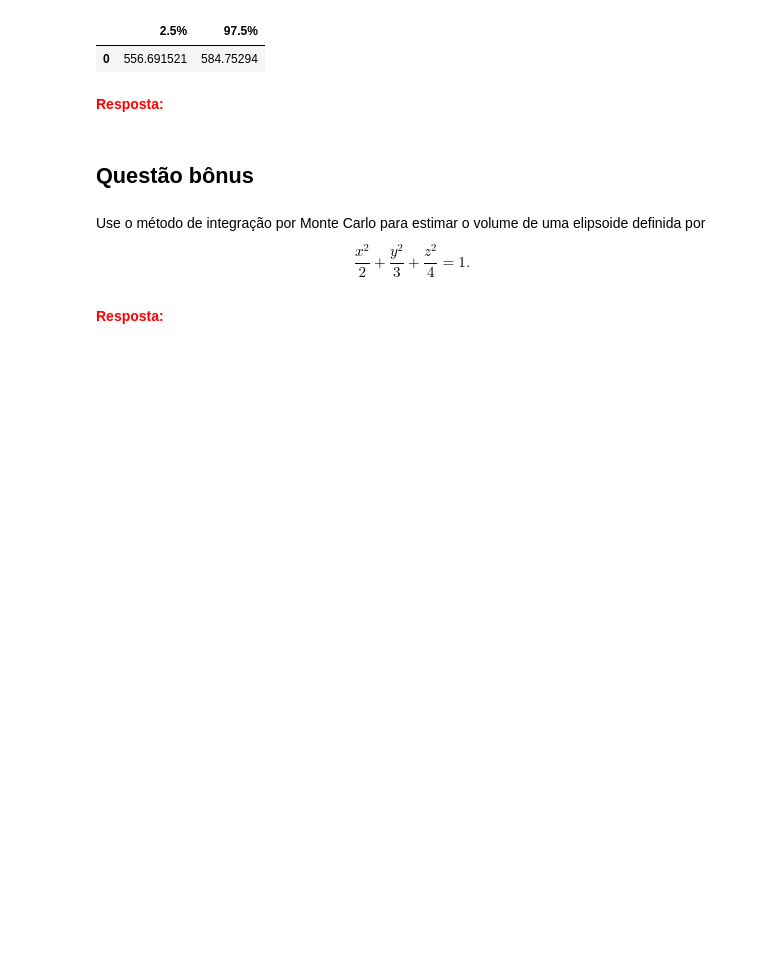
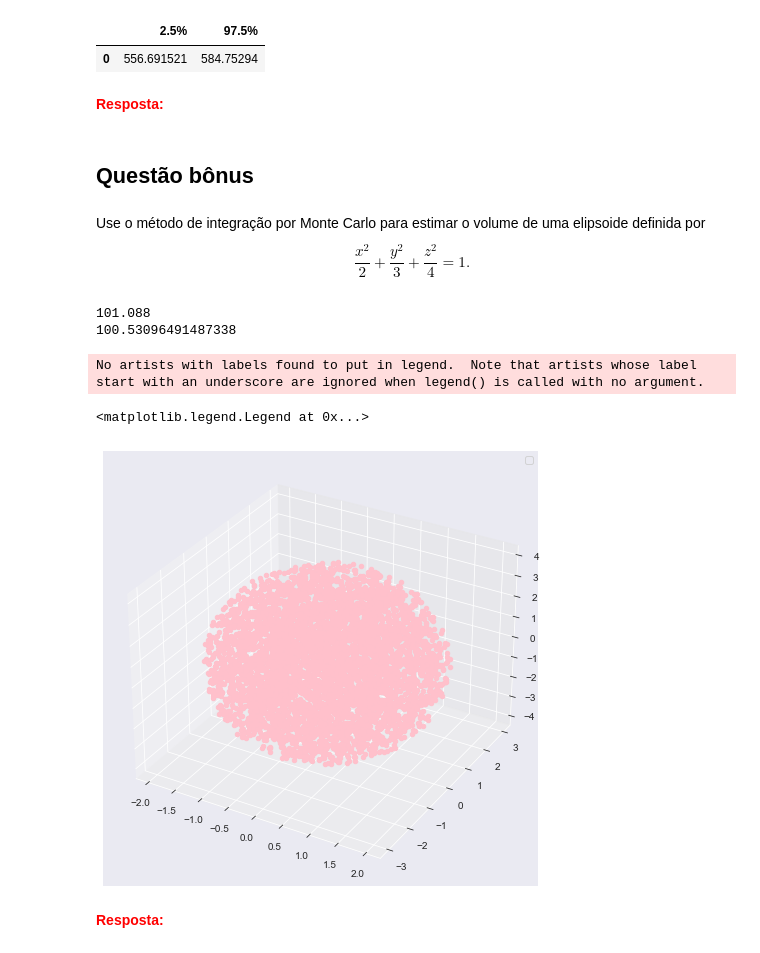
Before and after one commit to pauloceliojr/mcimd-listas, a Jupyter notebook: Lista 2/Lista_2.ipynb, the cells around one changed output. Drawn from its saved outputs; the diff is of its cells as text; code cells hidden in the pictures; blank space fills up the shorter version.

```diff
--- a/Lista 2/Lista_2.ipynb
+++ b/Lista 2/Lista_2.ipynb
@@ -324,5 +324,43 @@ ic_mse
 ## Questão bônus
 # %% [markdown]
 Use o método de integração por Monte Carlo para estimar o volume de uma elipsoide definida por $$\frac{x^{2}}{2} + \frac{y^{2}}{3} + \frac{z^{2}}{4} = 1.$$
+# %%
+a = 2
+b = 3
+c = 4
+
+n = 10000
+
+x = np.random.uniform(-a, a, n)
+y = np.random.uniform(-b, b, n)
+z = np.random.uniform(-c, c, n)
+
+distancia = (x/a)**2 + (y/b)**2 + (z/c)**2
+
+dentro = np.sum(distancia < 1.)
+volume_cube = 8. * a * b * c
+volume = volume_cube * dentro / n
+
+print(volume)
+print((4/3) * np.pi * a * b * c)
+# %% [output]
+101.088
+100.53096491487338
+# %%
+import matplotlib.pyplot as plt
+
+fig = plt.figure()
+ax = fig.add_subplot(111, projection='3d')
+fig.set_size_inches(14, 8)
+
+for x1, y1, z1 in zip(x, y, z):
+    if ((x1/a)**2 + (y1/b)**2 + (z1/c)**2) < 1:
+        ax.scatter(x1,y1,z1, c=["pink"])
+
+ax.legend()
+# %% [output]
+No artists with labels found to put in legend.  Note that artists whose label start with an underscore are ignored when legend() is called with no argument.
+<matplotlib.legend.Legend at 0x...>
+[figure, added]
 # %% [markdown]
 <font color='red'>**Resposta:**</font>
```
